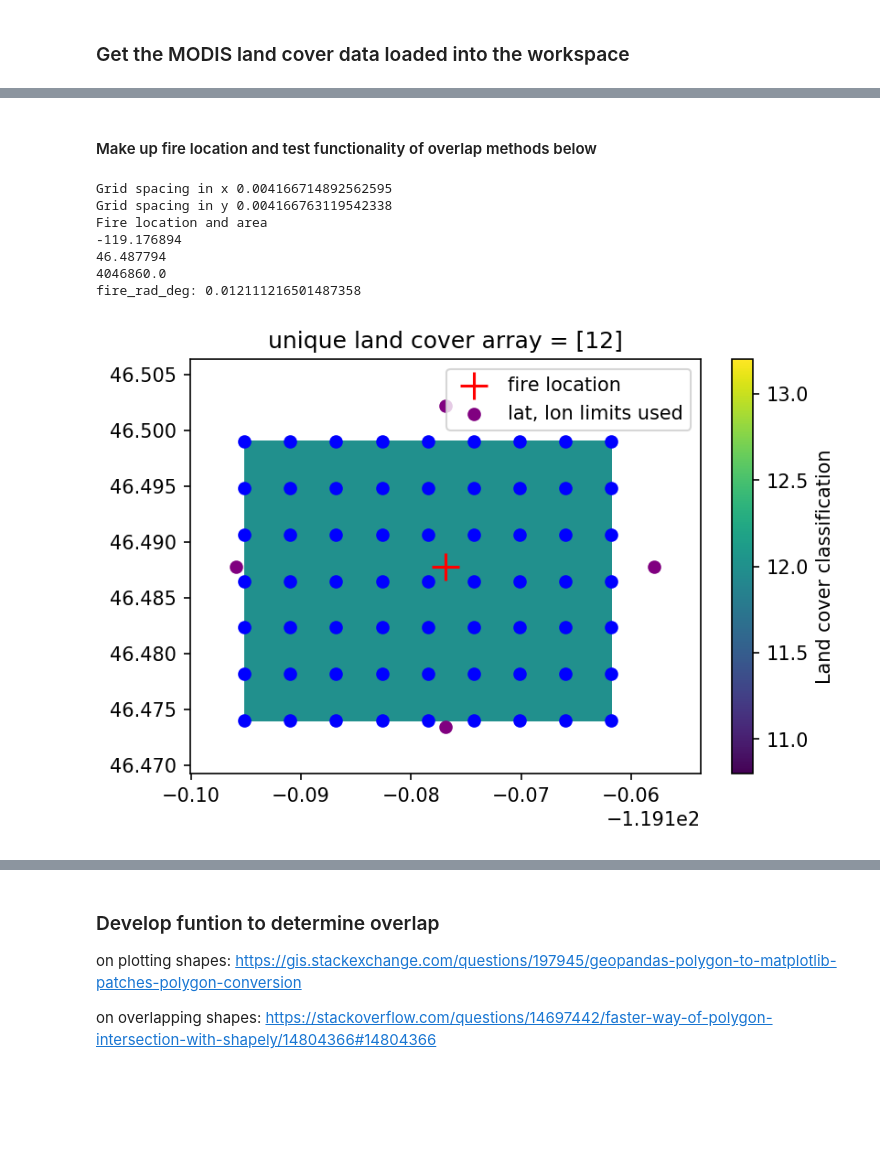
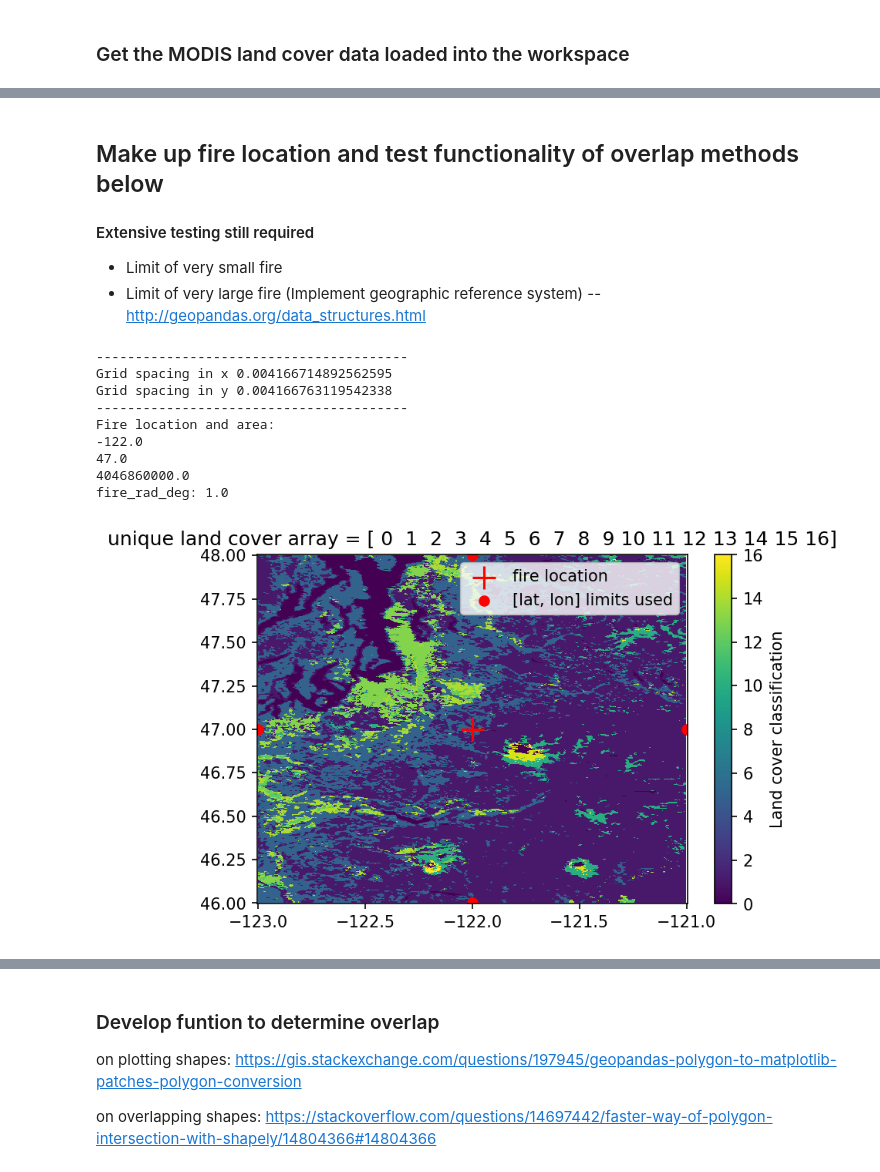
Before and after one commit to stevenjoelbrey/metSpread, a Jupyter notebook: Python/assign_MODIS_land_cover_to_FPA_FOD.ipynb, the cells around one changed output, grey strips where cells are left out. Cells and saved outputs as stored; diff of their text form; code cells hidden in the pictures; blank space fills up the shorter version.

Commit message:
changing the way x y lims are set using degrees

```diff
--- a/Python/assign_MODIS_land_cover_to_FPA_FOD.ipynb
+++ b/Python/assign_MODIS_land_cover_to_FPA_FOD.ipynb
@@ -101,24 +123,33 @@ Unique land cover values array: [ 0  1  2  3  4  5  6  7  8  9 10 11 12 13 14 15
 # %% [markdown]
-#### Make up fire location and test functionality of overlap methods below
+## Make up fire location and test functionality of overlap methods below
+#### Extensive testing still required
+- Limit of very small fire
+- Limit of very large fire (Implement geographic reference system)
+-- http://geopandas.org/data_structures.html
 # %%
 # In order to subset the land cover grid around a fire's location, need to
-# know the width of the grid in deg units.
+# know the width of the grid in deg units. Use max observed in the data, as
+# it is ok to make a slightly larger than needed area to check fire overlap.
 LC_grid_dx = np.max(np.diff(LC_x))
 LC_grid_dy = np.max(np.abs(np.diff(LC_y)))
 
+print "----------------------------------------"
 print "Grid spacing in x " + str(LC_grid_dx)
 print "Grid spacing in y " + str(LC_grid_dy)
 
-# hypothetical 1000 acre wildfire. These will come from FPA FOD
+# hypothetical wildfire with size specified in acres. These will come from FPA FOD.
 # #rainier_summit = [-121.7586, 46.85449]
-fire_size_acres = 1000.
-fire_lon = -119.176894
-fire_lat =  46.487794
+fire_size_acres = 1000000.
+fire_lon = -122.#-122.341072    #-119.176894
+fire_lat = 47. #47.599264      # 46.487794
 
-m2_per_acres = 4046.86
-fire_area_m2 = fire_size_acres * m2_per_acres
+# Need to get from acres to SI units so we can think about what this
+# size fire means in terms of a lat lon grid
+m2_per_acre = 4046.86
+fire_area_m2 = fire_size_acres * m2_per_acre
 
-print "Fire location and area"
+print "----------------------------------------"
+print "Fire location and area:"
 print fire_lon
 print fire_lat
 print fire_area_m2
@@ -132,60 +163,65 @@ fire_rad_m = np.sqrt(fire_area_m2/np.pi)
 # NOTE: The coords of LC_grid units are degrees lon and lat.
 m_per_deg_lat = (111.*1000.) # ~111 km per deg and 1000 meter per km
 m_per_deg_lon = (111.*1000.) * np.cos(fire_lat * np.pi/180.) # 0 at pole, 90 deg N.
-extend_dy_deg    = fire_rad_m / m_per_deg_lat # degrees lat
-extend_dx_deg    = fire_rad_m / m_per_deg_lon # degrees lon
+
+extend_dy_deg = fire_rad_m / m_per_deg_lat # degrees lat
+extend_dx_deg = fire_rad_m / m_per_deg_lon # degrees lon
 
 # Fire radius needs to be expressed in terms of degrees for polygon creation
-fire_rad_deg = fire_rad_m / np.mean([m_per_deg_lat, m_per_deg_lon])
+fire_rad_deg = 1. #fire_rad_m / m_per_deg_lat # np.mean([m_per_deg_lat, m_per_deg_lon])
 print "fire_rad_deg: " + str(fire_rad_deg)
 
 # Establish LC_grid extent where overlap calculations are needed
 # Add one LC_grid box width to make sure the circle is covered.
-minLat = fire_lat - (extend_dy_deg + LC_grid_dy)
-maxLat = fire_lat + (extend_dy_deg + LC_grid_dy)
-minLon = fire_lon - (extend_dx_deg + LC_grid_dx)
-maxLon = fire_lon + (extend_dx_deg + LC_grid_dx)
+# NOTE: dx needs more deg grid boxes to cover same on the ground distance as
+# NOTE: dy. So applying extent_dx_deg to both directions to get extra
+minLat = fire_lat - fire_rad_deg#(extend_dx_deg + LC_grid_dy) # (extend_dy_deg + LC_grid_dy)
+maxLat = fire_lat + fire_rad_deg#(extend_dx_deg + LC_grid_dy) # (extend_dy_deg + LC_grid_dy)
+minLon = fire_lon - fire_rad_deg#(extend_dx_deg + LC_grid_dx)
+maxLon = fire_lon + fire_rad_deg#(extend_dx_deg + LC_grid_dx)
 
 # Mask these extends on the LC coordinates and grid
 lonIndex = np.where( ( (LC_x >= minLon) & (LC_x <= maxLon)) )[0]
 latIndex = np.where( ( (LC_y >= minLat) & (LC_y <= maxLat) ) )[0]
 LC_x_subset = LC_x[lonIndex]
 LC_y_subset = LC_y[latIndex]
 LC_subset   = LC_data[np.ix_(latIndex, lonIndex)]
 
 # Get a local dx dy for this subset of grid boxes
 LC_subset_dx = np.max(np.diff(LC_x_subset))
 LC_subset_dy = np.max(np.abs(np.diff(LC_y_subset)))
 
 # Make grid subset into an shapely polygon
 plt.figure(dpi=150)
 plt.pcolor(LC_x_subset, LC_y_subset, LC_subset)
 plt.xlim([minLon-LC_grid_dx, maxLon+LC_grid_dx])
 plt.ylim([minLat-LC_grid_dy, maxLat+LC_grid_dy])
 plt.colorbar(label="Land cover classification")
 plt.title("unique land cover array = " + str(np.unique(LC_subset)) )
 plt.scatter(fire_lon, fire_lat, color="red", marker="+", label="fire location", s=200)
 # Add limits used to subset LC grid
-plt.scatter(fire_lon, maxLat, color="purple")
-plt.scatter(fire_lon, minLat, color="purple")
-plt.scatter(minLon, fire_lat, color="purple")
-plt.scatter(maxLon, fire_lat, color="purple", label="lat, lon limits used")
-for i in range(len(LC_x_subset)):
-    for j in range(len(LC_y_subset)):
-        plt.scatter(LC_x_subset[i], LC_y_subset[j], color="blue")
+plt.scatter(fire_lon, maxLat, color="red")
+plt.scatter(fire_lon, minLat, color="red")
+plt.scatter(minLon, fire_lat, color="red")
+plt.scatter(maxLon, fire_lat, color="red", label="[lat, lon] limits used")
+#for i in range(len(LC_x_subset)):
+#    for j in range(len(LC_y_subset)):
+#        plt.scatter(LC_x_subset[i], LC_y_subset[j], color="blue")
 plt.legend(loc=0)
 plt.show()
 
 print "The raw subset array values"
 print LC_subset
 print LC_subset.shape
 # %% [output]
+----------------------------------------
 Grid spacing in x 0.004166714892562595
 Grid spacing in y 0.004166763119542338
-Fire location and area
--119.176894
-46.487794
-4046860.0
-fire_rad_deg: 0.012111216501487358
+----------------------------------------
+Fire location and area:
+-122.0
+47.0
+4046860000.0
+fire_rad_deg: 1.0
-[figure, old version]
+[figure, new version]
 The raw subset array values
```
Also changed, not shown: parts of 8 cells of this notebook.
